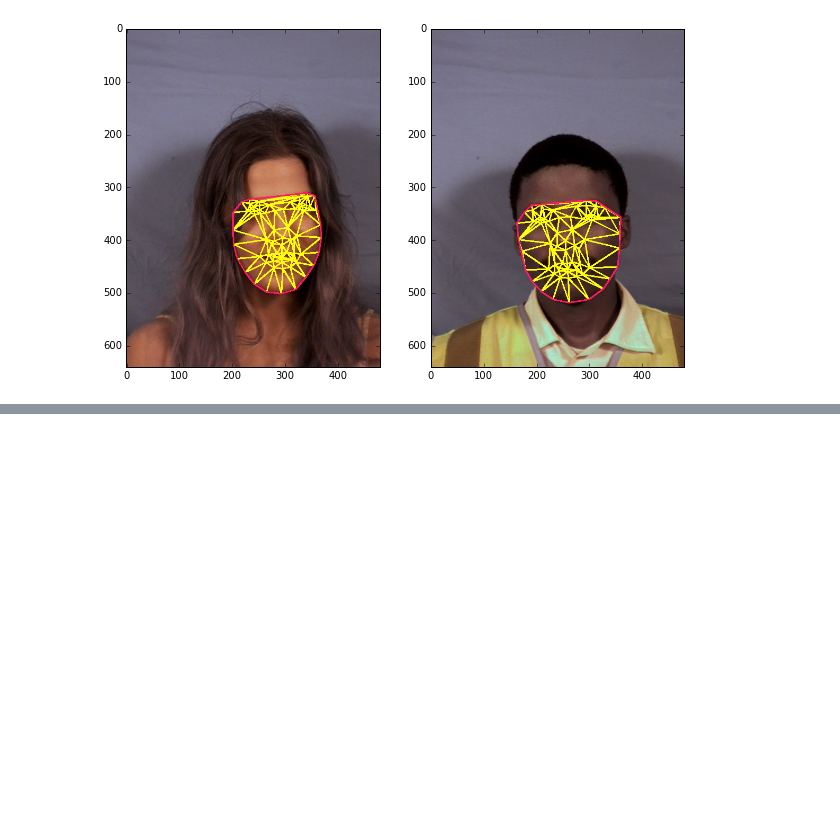
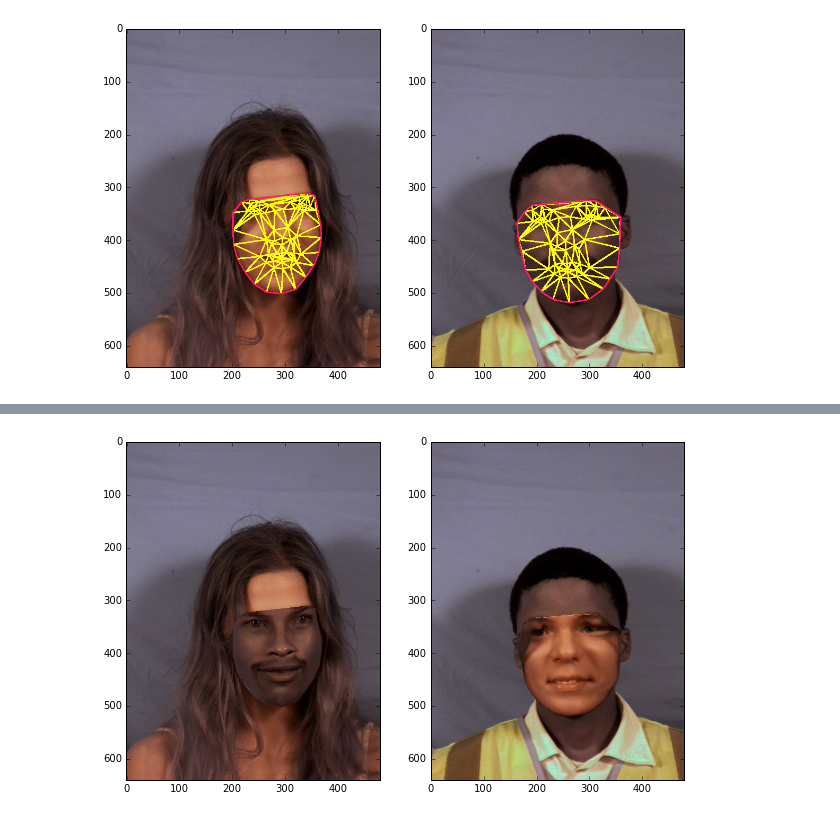
Before and after one commit to vmirly/DataScience, a Jupyter notebook: notebooks/computer-vision/face-swapping.ipynb, the cells around one changed output, grey strips where cells are left out. Saved outputs shown, nothing was run; the diff lists cells and outputs as text; code cells hidden in the pictures; blank space fills up the shorter version.

```diff
--- a/notebooks/computer-vision/face-swapping.ipynb
+++ b/notebooks/computer-vision/face-swapping.ipynb
@@ -272,0 +280,56 @@ plt.show()
+# %%
+def warpTriangle(img1, img2, t1, t2):
+    """ Warping triangular patch from image 1 onto image 2
+    """
+
+    r1 = cv2.boundingRect(np.float32([t1]))
+    r2 = cv2.boundingRect(np.float32([t2]))
+
+    t1_local, t2_local = [], []
+    for i in range(3):
+        t1_local.append(((t1[i][0] - r1[0]), t1[i][1] - r1[1]))
+        t2_local.append(((t2[i][0] - r2[0]), t2[i][1] - r2[1]))
+
+    #mask1 = np.zeros((r1[3], r1[2], 3), dtype = np.float32)
+    mask_t2 = np.zeros((r2[3], r2[2], 3), dtype = np.float32)
+    #cv2.fillConvexPoly(mask1, np.int32(t1_local), (1.0, 1.0, 1.0), 16, 0)
+    cv2.fillConvexPoly(mask_t2, np.int32(t2_local), (1.0, 1.0, 1.0), 16, 0)
+
+    x1left, x1right, y1left, y1right = r1[1], r1[1]+r1[3], r1[0], r1[0]+r1[2]
+    x2left, x2right, y2left, y2right = r2[1], r2[1]+r2[3], r2[0], r2[0]+r2[2]
+
+    img1_patch = img1[x1left:x1right, y1left:y1right]
+    img2_patch = img2[x2left:x2right, y2left:y2right]
+
+    img1_patch_warped = applyAffineTransform(img1_patch, t1_local, t2_local, (r2[2], r2[3]))
+    #img2_patch_warped = applyAffineTransform(img2_patch, t2_local, t1_local, (r1[2], r1[3]))
+    #print(mask2.shape, img1_patch.shape, img1_patch_warped.shape)
+    img1_patch_warped = img1_patch_warped * mask_t2
+    #img2_patch_warped = img2_patch_warped * mask1
+
+    #out1[x1left:x1right, y1left:y1right] = img1_patch * ( (1.0, 1.0, 1.0) - mask1)
+    img2[x2left:x2right, y2left:y2right] = img2_patch * ( (1.0, 1.0, 1.0) - mask_t2)
+
+    #out1[x1left:x1right, y1left:y1right] = img1_patch + img2_patch_warped
+    img2[x2left:x2right, y2left:y2right] = img2_patch + img1_patch_warped
+
+    #return (out1, out2)
+
+
+res1 = img1.copy()
+res2 = img2.copy()
+for tri in trilist:
+    tp1 = points1[np.array(tri),:]
+    tp2 = points2[np.array(tri),:]
+    warpTriangle(img1, res2, tp1, tp2)
+    warpTriangle(img2, res1, tp2, tp1)
+
+
+plt.figure(figsize=(10,12))
+plt.subplot(1,2, 1)
+plt.imshow(cv2.cvtColor(res1 , cv2.COLOR_BGR2RGB))
+plt.subplot(1,2, 2)
+plt.imshow(cv2.cvtColor(res2, cv2.COLOR_BGR2RGB))
+plt.show()
+# %% [output]
+[figure, added]
```
Also changed, not shown: parts of 9 cells of this notebook.
